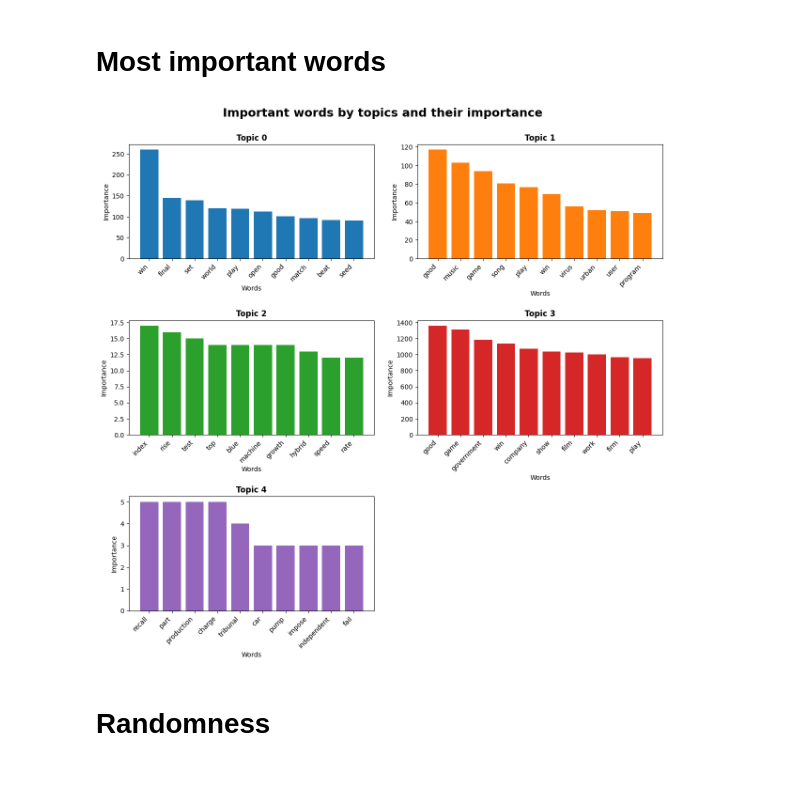
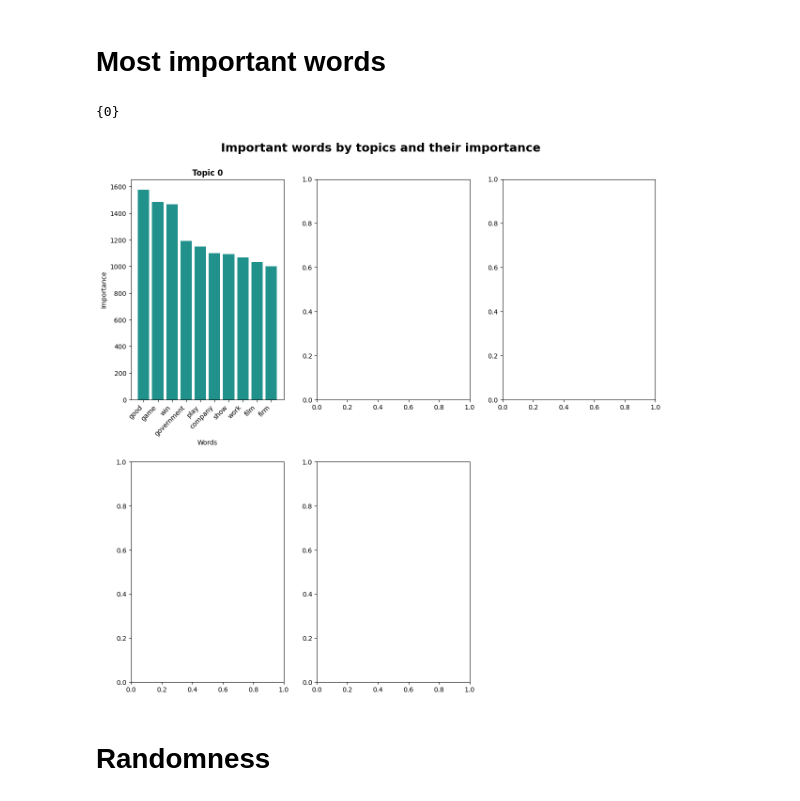
Before and after one commit to yoest/Topic-Modeling-Analysis, a Jupyter notebook: topic_modeling/vontss/test_01.ipynb, the cells around one changed output. Drawn from its saved outputs; the diff is of its cells as text; code cells hidden in the pictures.

```diff
--- a/topic_modeling/vontss/test_01.ipynb
+++ b/topic_modeling/vontss/test_01.ipynb
@@ -105,37 +104,38 @@ metrics_df
 # %%
 no_top_words = 10
 x, y = 0, 0
-colors = ['tab:blue', 'tab:orange', 'tab:green', 'tab:red', 'tab:purple']
+colors = sns.color_palette('viridis', n_colors=len(set(results_df['y_pred'].tolist())))
 
 # Plotting the important words by topics and their importance
-fig, axes = plt.subplots(3, 2, figsize=(12, 12))
+fig, axes = plt.subplots(2, 3, figsize=(12, 12))
 fig.suptitle('Important words by topics and their importance', fontsize=18, fontweight='bold')
 
 for topic_idx, topic in enumerate(set(results_df['y_pred'].tolist())):
     main_words = sorted(words_by_extracted_topics[topic].items(), key=lambda x: x[1], reverse=True)[:no_top_words]
 
     features = [x[0] for x in main_words]
     features_values = [x[1] for x in main_words]
 
     ax = axes[x, y]
     ax.set_title(f'Topic {topic_idx}', fontsize=12, fontweight='bold')
     ax.bar(features, features_values, color=colors[topic_idx])
     ax.set_xlabel('Words')
     ax.set_ylabel('Importance')
     ax.xaxis.set_ticks(features)
     ax.set_xticklabels(features, rotation=45, ha='right')
 
-    if y == 1:
+    if y == 2:
+        y = 0
         x += 1
-        y = 0
     else:
         y += 1
 
-fig.delaxes(axes[2, 1])
+fig.delaxes(axes[1, 2])
 fig.tight_layout(pad=2.0, rect=[-0.02, -0.02, 1.02, 1])
 fig.savefig('../../figures/vontss/important_words_by_topics.png')
 # %% [output]
+{0}
-[figure, old version]
+[figure, new version]
 # %% [markdown]
 # Randomness
 # %%
```
Also changed, not shown: parts of 2 cells of this notebook, 42 other files.
